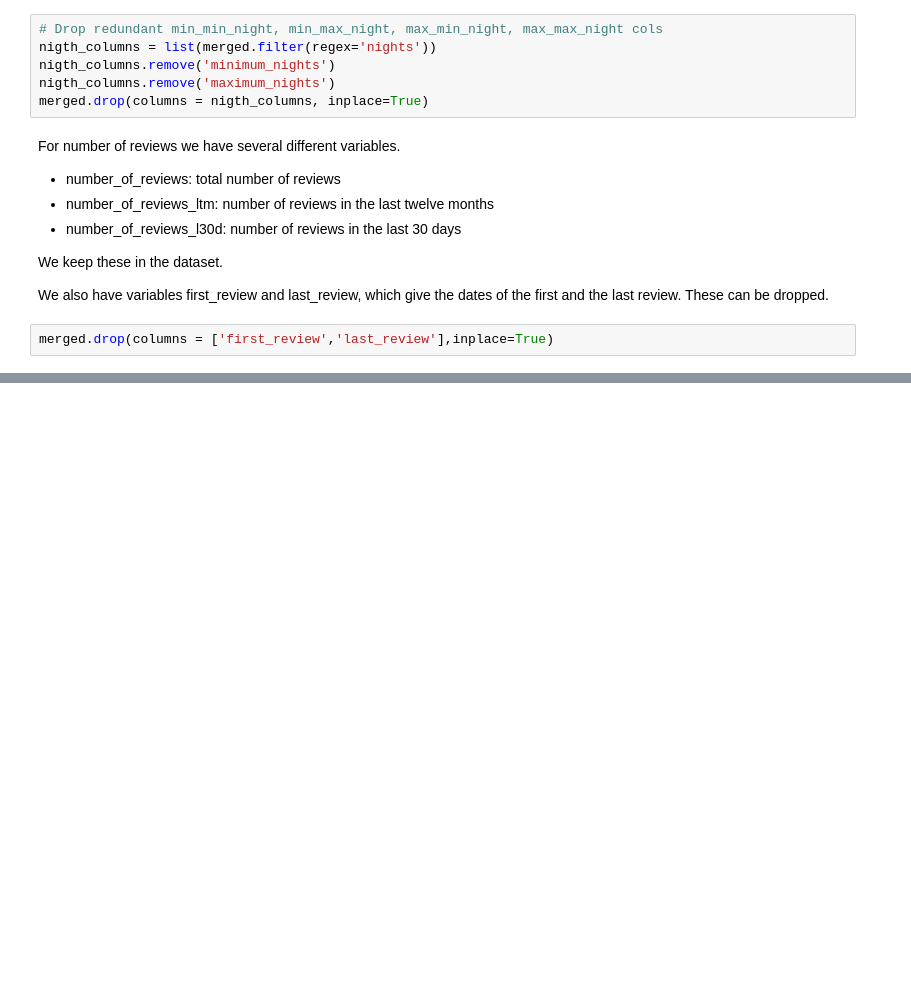
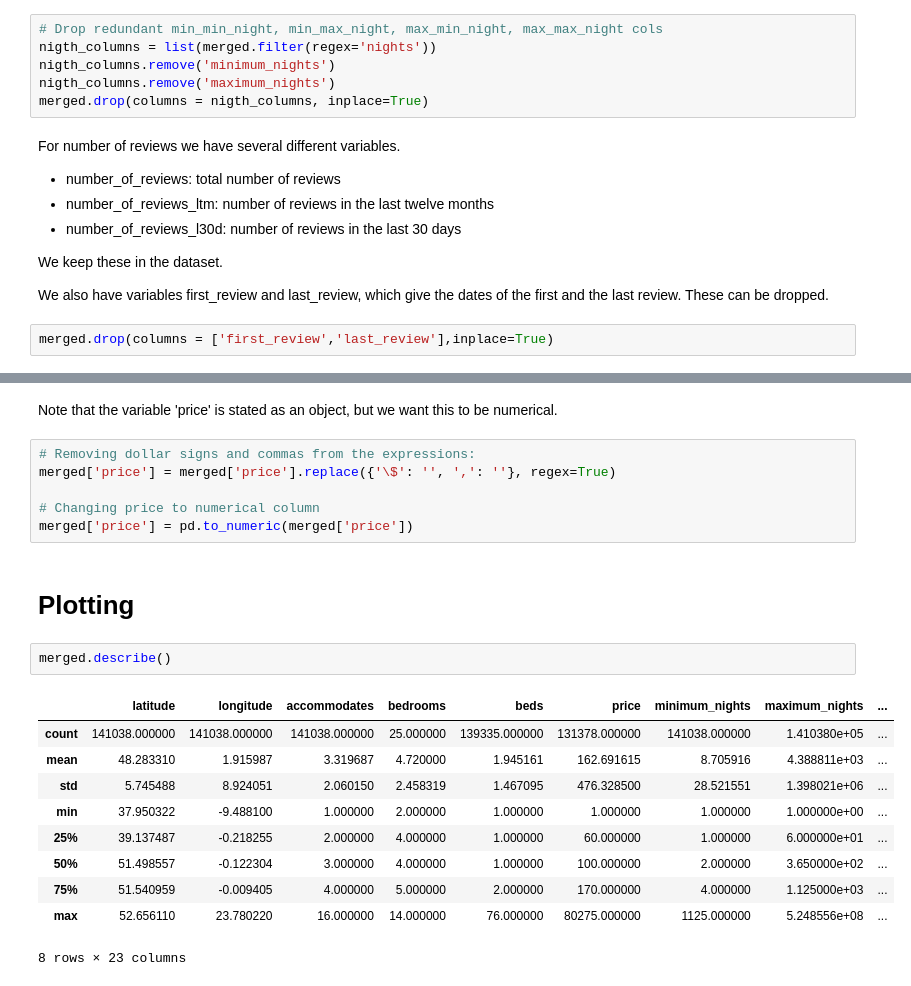
Before and after one commit to verasophiawentzel/JBP041, a Jupyter notebook: NewDatasetDesription.ipynb, the cells around one changed output, grey strips where cells are left out. Drawn from its saved outputs; the diff is of its cells as text; blank space fills up the shorter version.

```diff
--- a/NewDatasetDesription.ipynb
+++ b/NewDatasetDesription.ipynb
@@ -134,0 +274,23 @@ memory usage: 37.7+ MB
+# %% [markdown]
+Note that the variable 'price' is stated as an object, but we want this to be numerical.
+# %%
+# Removing dollar signs and commas from the expressions:
+merged['price'] = merged['price'].replace({'\$': '', ',': ''}, regex=True)
+
+# Changing price to numerical column
+merged['price'] = pd.to_numeric(merged['price'])
+# %% [markdown]
+# Plotting
+# %%
+merged.describe()
+# %% [output]
+|  | latitude | longitude | accommodates | bedrooms | beds | price | minimum_nights | maximum_nights | ... |
+| count | 141038.000000 | 141038.000000 | 141038.000000 | 25.000000 | 139335.000000 | 131378.000000 | 141038.000000 | 1.410380e+05 | ... |
+| mean | 48.283310 | 1.915987 | 3.319687 | 4.720000 | 1.945161 | 162.691615 | 8.705916 | 4.388811e+03 | ... |
+| std | 5.745488 | 8.924051 | 2.060150 | 2.458319 | 1.467095 | 476.328500 | 28.521551 | 1.398021e+06 | ... |
+| min | 37.950322 | -9.488100 | 1.000000 | 2.000000 | 1.000000 | 1.000000 | 1.000000 | 1.000000e+00 | ... |
+| 25% | 39.137487 | -0.218255 | 2.000000 | 4.000000 | 1.000000 | 60.000000 | 1.000000 | 6.000000e+01 | ... |
+| 50% | 51.498557 | -0.122304 | 3.000000 | 4.000000 | 1.000000 | 100.000000 | 2.000000 | 3.650000e+02 | ... |
+| 75% | 51.540959 | -0.009405 | 4.000000 | 5.000000 | 2.000000 | 170.000000 | 4.000000 | 1.125000e+03 | ... |
+| max | 52.656110 | 23.780220 | 16.000000 | 14.000000 | 76.000000 | 80275.000000 | 1125.000000 | 5.248556e+08 | ... |
+8 rows × 23 columns
```
Also changed, not shown: parts of 17 cells of this notebook.
